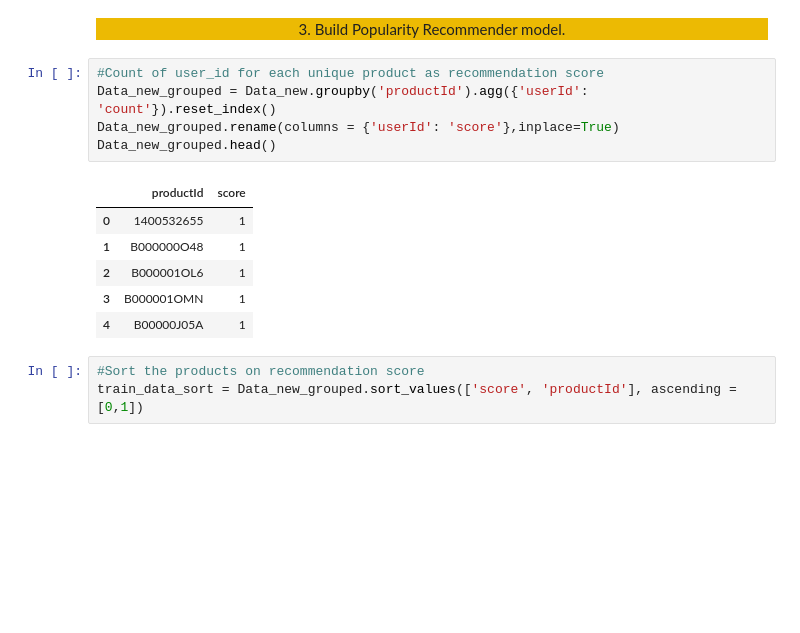
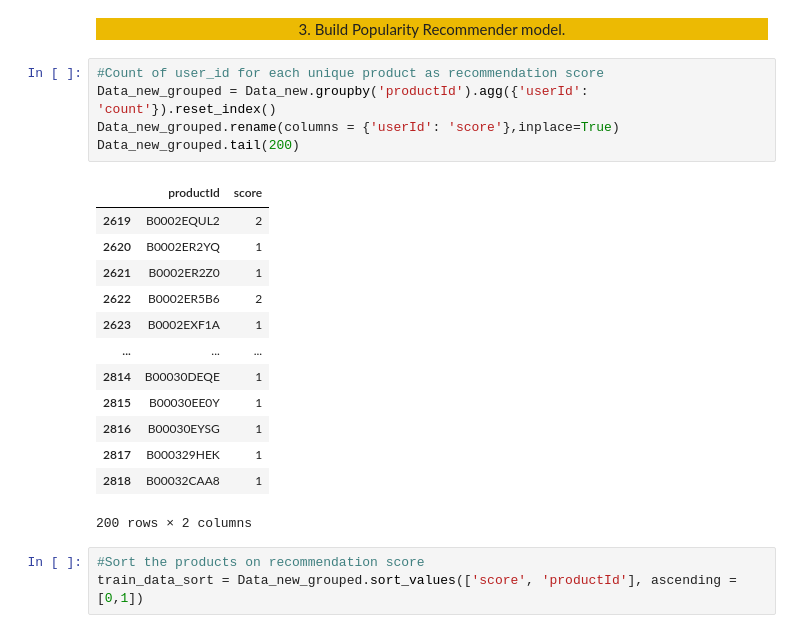
Before and after one commit to Elhassan7/Recommandation-system-_-Amazon, a Jupyter notebook: First System/product-recommendation code.ipynb, the cells around one changed output. Cells and saved outputs as stored; diff of their text form; blank space fills up the shorter version.

```diff
--- a/First System/product-recommendation code.ipynb
+++ b/First System/product-recommendation code.ipynb
@@ -216,15 +216,22 @@ final_ratings_matrix_T.head()
 # %%
 #Count of user_id for each unique product as recommendation score
 Data_new_grouped = Data_new.groupby('productId').agg({'userId': 'count'}).reset_index()
 Data_new_grouped.rename(columns = {'userId': 'score'},inplace=True)
-Data_new_grouped.head()
+Data_new_grouped.tail(200)
 # %% [output]
 |  | productId | score |
-| 0 | 1400532655 | 1 |
-| 1 | B000000O48 | 1 |
-| 2 | B000001OL6 | 1 |
-| 3 | B000001OMN | 1 |
-| 4 | B00000J05A | 1 |
+| 2619 | B0002EQUL2 | 2 |
+| 2620 | B0002ER2YQ | 1 |
+| 2621 | B0002ER2Z0 | 1 |
+| 2622 | B0002ER5B6 | 2 |
+| 2623 | B0002EXF1A | 1 |
+| ... | ... | ... |
+| 2814 | B00030DEQE | 1 |
+| 2815 | B00030EE0Y | 1 |
+| 2816 | B00030EYSG | 1 |
+| 2817 | B000329HEK | 1 |
+| 2818 | B00032CAA8 | 1 |
+200 rows × 2 columns
 # %%
 #Sort the products on recommendation score
 train_data_sort = Data_new_grouped.sort_values(['score', 'productId'], ascending = [0,1])
```
Also changed, not shown: parts of 2 cells of this notebook.
